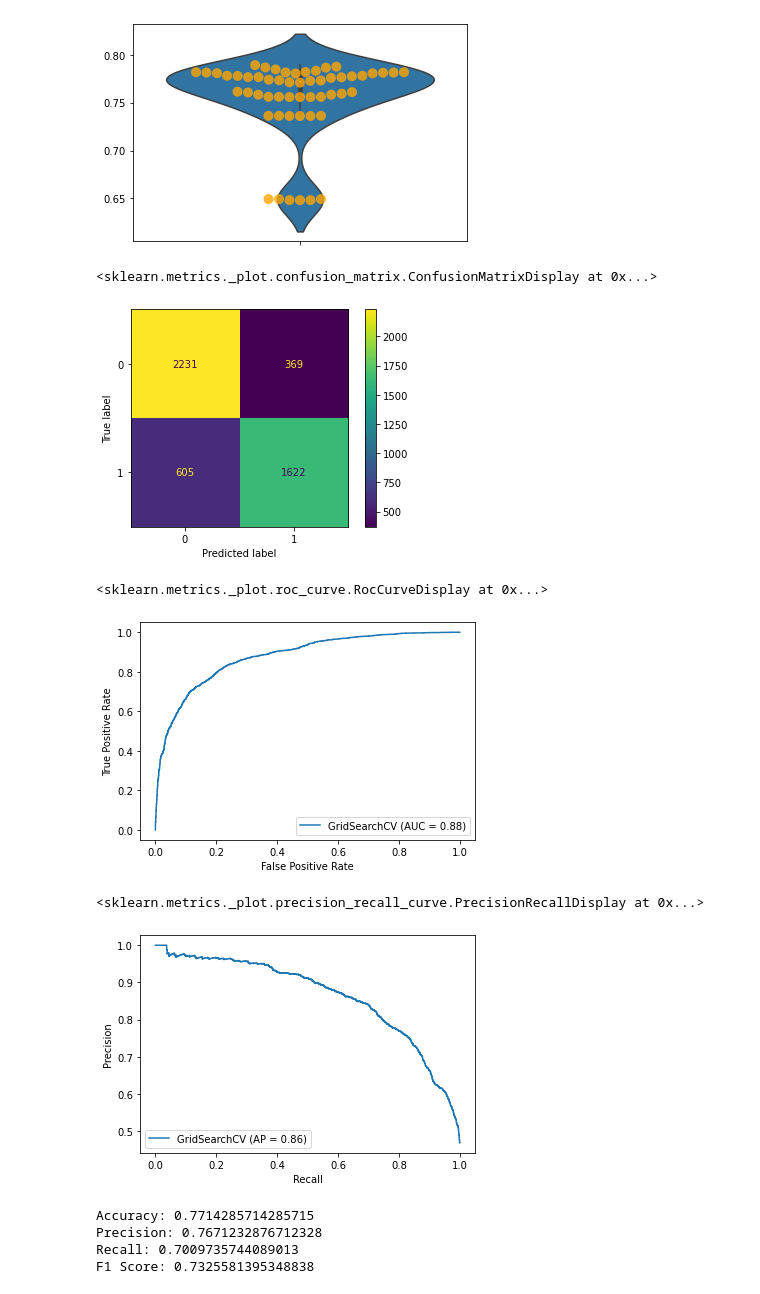
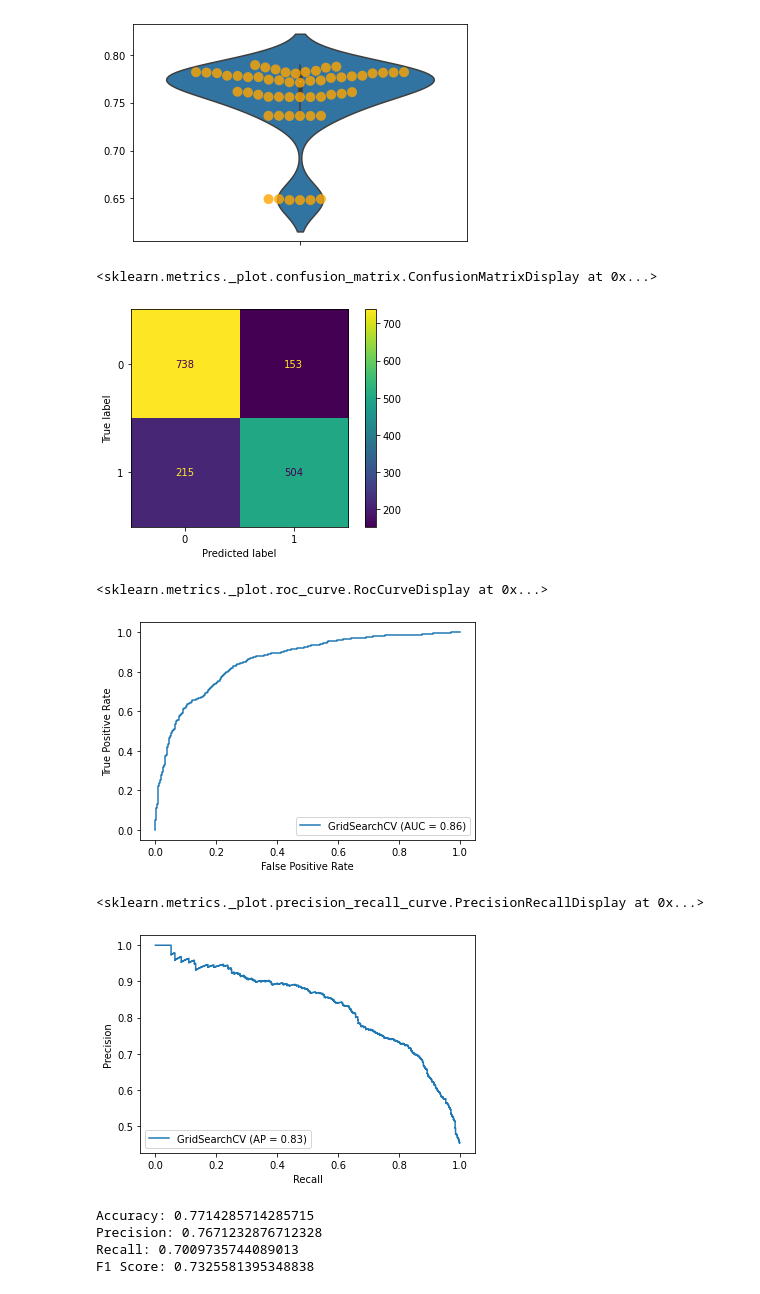
Before and after one commit to smashley-eakland/who-wants-shots, a Jupyter notebook: Seasonal Vaccine Modeling.ipynb, the cells around one changed output. Saved outputs shown, nothing was run; the diff lists cells and outputs as text; code cells hidden in the pictures.

Commit message:
presentation images created

```diff
--- a/Seasonal Vaccine Modeling.ipynb
+++ b/Seasonal Vaccine Modeling.ipynb
@@ -577,20 +641,20 @@ sns.swarmplot(y=rf2_gscv.cv_results_['mean_test_score'], color='orange', size=10
 # %% [output]
 [figure]
 # %%
-plot_confusion_matrix(rf2_gscv, X_train_clean, y_train)
+plot_confusion_matrix(rf2_gscv, X_test_clean, y_test)
 # %% [output]
 <sklearn.metrics._plot.confusion_matrix.ConfusionMatrixDisplay at 0x...>
-[figure, old version]
+[figure, new version]
 # %%
-plot_roc_curve(rf2_gscv, X_train_clean, y_train)
+plot_roc_curve(rf2_gscv, X_test_clean, y_test)
 # %% [output]
 <sklearn.metrics._plot.roc_curve.RocCurveDisplay at 0x...>
-[figure, old version]
+[figure, new version]
 # %%
-plot_precision_recall_curve(rf2_gscv, X_train_clean, y_train)
+plot_precision_recall_curve(rf2_gscv, X_test_clean, y_test)
 # %% [output]
 <sklearn.metrics._plot.precision_recall_curve.PrecisionRecallDisplay at 0x...>
-[figure, old version]
+[figure, new version]
 # %%
 rf2_gscv_predicts = rf2_gscv.predict(X_test_clean)
 print('Accuracy:', accuracy_score(y_test, rf2_gscv_predicts))
```
Also changed, not shown: parts of 15 cells of this notebook, 39 other files.
